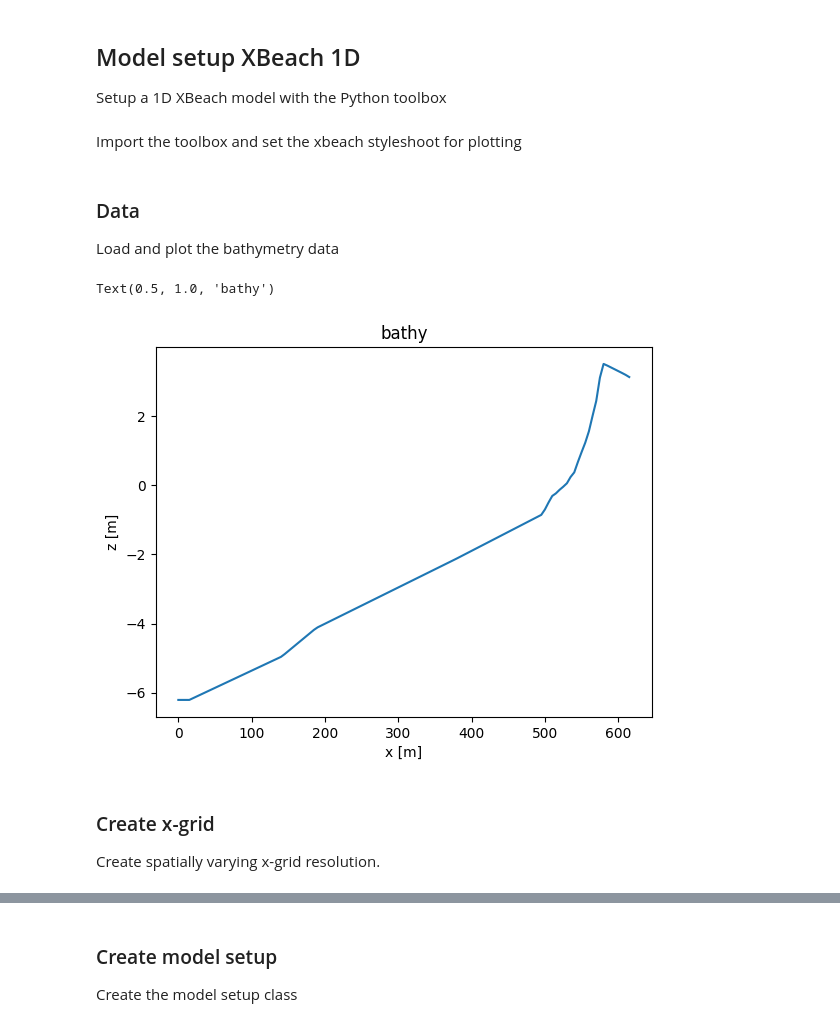
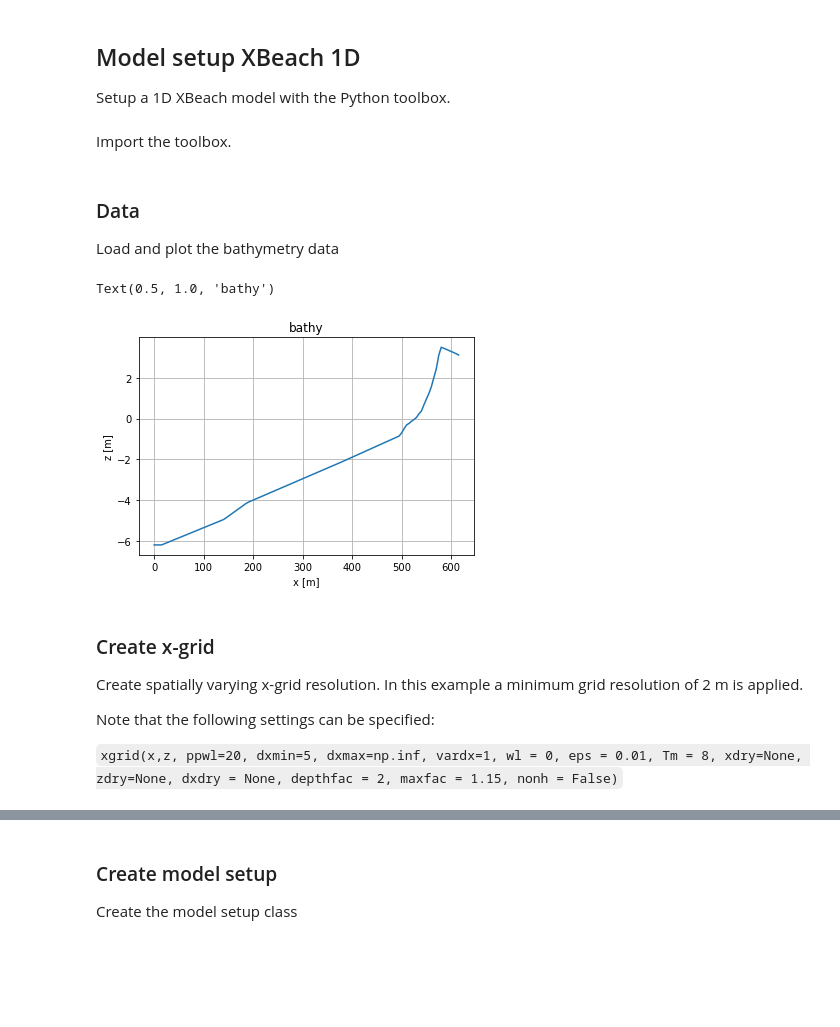
Before and after one commit to openearth/xbeach-toolbox, a Jupyter notebook: docs/source/xbeach-setup-1D.ipynb, the cells around one changed output, grey strips where cells are left out. Saved outputs shown, nothing was run; the diff lists cells and outputs as text; code cells hidden in the pictures; blank space fills up the shorter version.

```diff
--- a/docs/source/xbeach-setup-1D.ipynb
+++ b/docs/source/xbeach-setup-1D.ipynb
@@ -1,6 +1,6 @@
 # %% [markdown]
 ## Model setup XBeach 1D
 
-Setup a 1D XBeach model with the Python toolbox
+Setup a 1D XBeach model with the Python toolbox.
 # %%
 import numpy as np
@@ -11,7 +9,7 @@ from matplotlib import cm
 import sys
 import os
 # %% [markdown]
-Import the toolbox and set the xbeach styleshoot for plotting
+Import the toolbox.
 # %%
 ## import xbeach tools
 sys.path.append(os.path.abspath(os.path.join('..' )))
@@ -25,28 +24,46 @@ Load and plot the bathymetry data
 # %%
 ## load data
 bathy = np.loadtxt('..//examples//data//input//bathy.dep')
 bathy = bathy[0,:]
 
 ## set bathy grid
 nx = 124
 ny = 72
 dx = 5
 dy = 20
 
 x = np.linspace(0,(nx-1)*dx,nx)
 
 ## plot
 plt.figure()
 plt.plot(x,bathy)
 plt.xlabel('x [m]')
 plt.ylabel('z [m]')
+plt.grid('on')
 plt.title('bathy')
 # %% [output]
 Text(0.5, 1.0, 'bathy')
-[figure, old version]
+[figure, new version]
-# %% [markdown]
-### Create x-grid
-Create spatially varying x-grid resolution.
+# %% [markdown]
+### Create x-grid
+Create spatially varying x-grid resolution. In this example a minimum grid resolution of 2 m is applied.
+
+Note that the following settings can be specified:
+
+`xgrid(x,z,
+          ppwl=20,
+          dxmin=5,
+          dxmax=np.inf,
+          vardx=1,
+          wl = 0,
+          eps = 0.01,
+          Tm = 8,
+          xdry=None,
+          zdry=None,
+          dxdry = None,
+          depthfac = 2,
+          maxfac = 1.15,
+          nonh = False)`
 # %%
 xgr,zgr = xgrid(x, bathy,dxmin=2)
 
```
Also changed, not shown: parts of 10 cells of this notebook, 3 other files.
